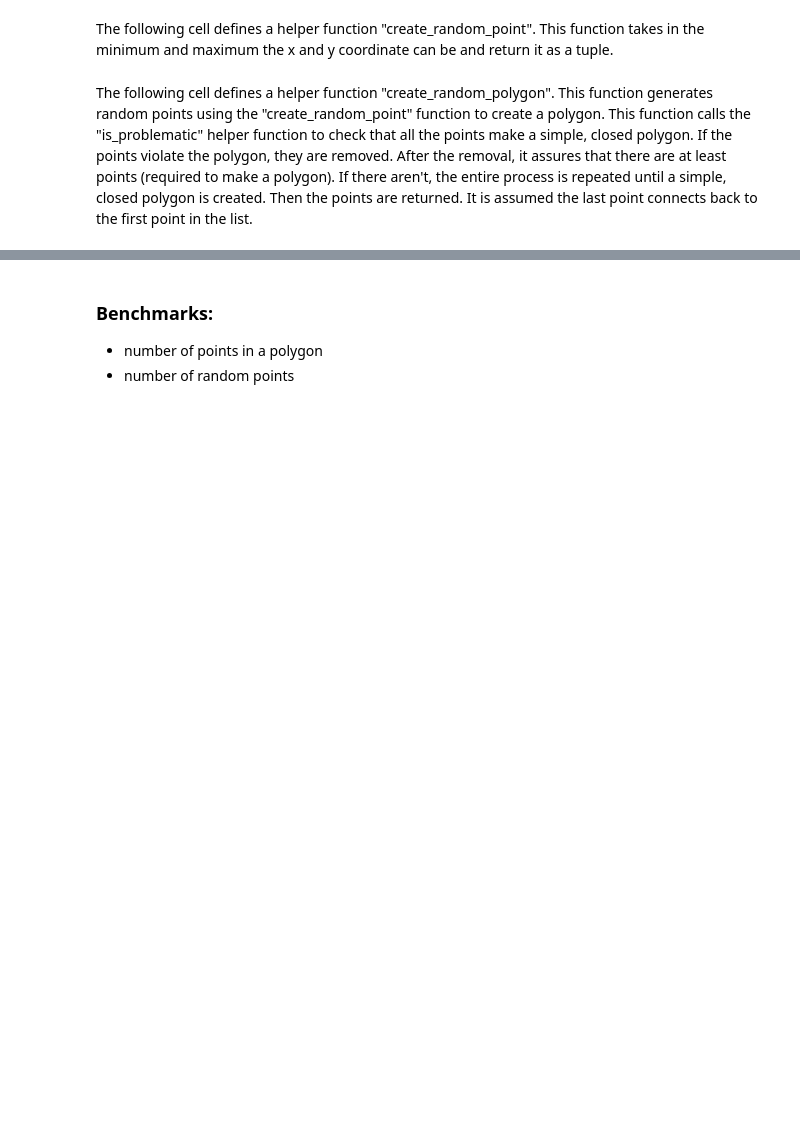
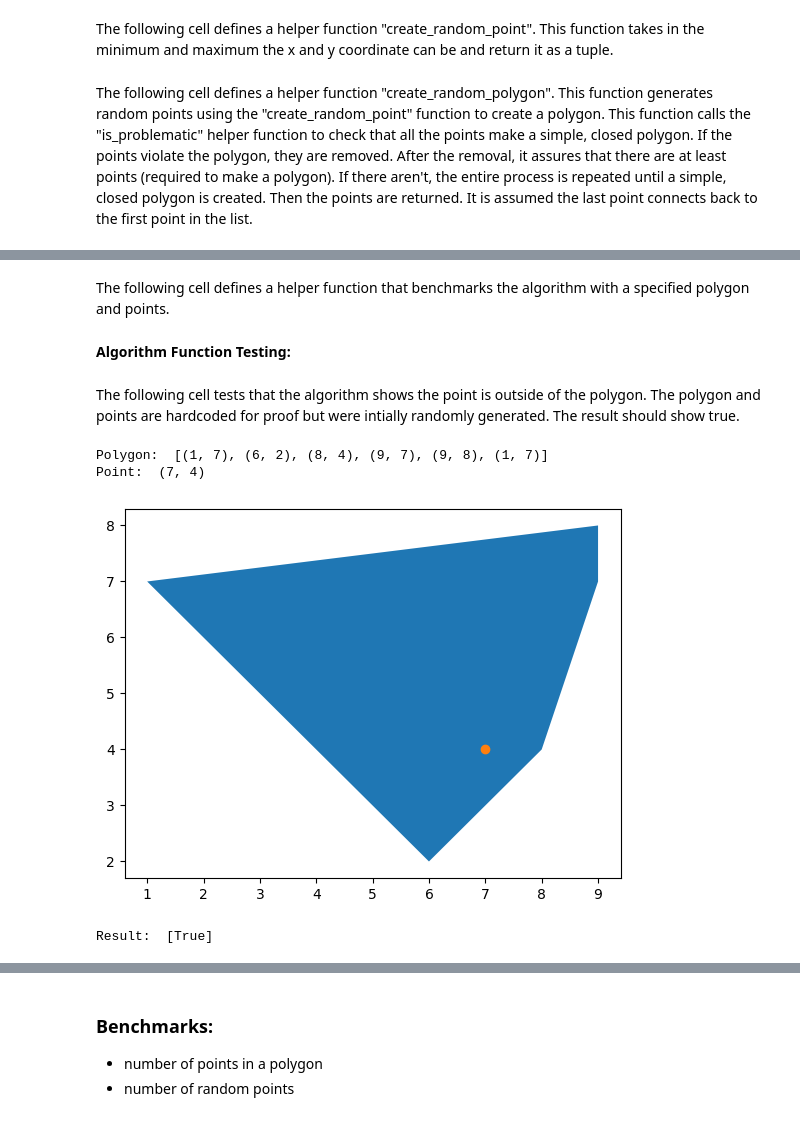
Before and after one commit to ThomasBenzshawel/lab2_newAlgo, a Jupyter notebook: bley_benzshawel_lab02.ipynb, the cells around one changed output, grey strips where cells are left out. Cells and saved outputs as stored; diff of their text form; code cells hidden in the pictures; blank space fills up the shorter version.

```diff
--- a/bley_benzshawel_lab02.ipynb
+++ b/bley_benzshawel_lab02.ipynb
@@ -190,14 +169,2 @@ def is_inside(master_points: list, polygon: list):
 
     return points_inside
-# %%
-testing_polygon = create_random_polygon(5)
-print(testing_polygon)
-
-x, y = zip(*testing_polygon)
-plt.fill(x, y)
-point = create_random_point()
-print(point)
-plt.scatter(point[0], point[1], cmap="red")
-
-print(is_inside(point, testing_polygon))
-plt.show()
@@ -209 +173,18 @@ True
+# %%
+def visualize_polygon(polygon, points):
+    '''
+    This function visualizes the polygon and points using the matplotlib library.
+
+    :param polygon: The polygon.
+    :param points: The master points.
+    '''
+    x, y = zip(*polygon)
+    plt.fill(x, y)
+
+    for point in points:
+        plt.scatter(point[0], point[1], cmap="red")
+
+    plt.show()
+# %% [markdown]
+The following cell defines a helper function that benchmarks the algorithm with a specified polygon and points.
 # %%
@@ -225,3 +207,26 @@ def benchmark(polygon, point):
     # CALCULATE THE TIME ELAPSED
     elapsed = end_time - start_time
     return elapsed
+# %% [markdown]
+**Algorithm Function Testing:**
+# %% [markdown]
+The following cell tests that the algorithm shows the point is outside of the polygon. The polygon and points are hardcoded for proof but were intially randomly generated. The result should show true.
+# %%
+# CREATE POLYGON
+testing_polygon = [(1, 7), (6, 2), (8, 4), (9, 7), (9, 8), (1, 7)]
+print('Polygon: ', testing_polygon)
+
+# CREATE MASTER POINT
+point = (7, 4)
+print('Point: ', point)
+
+# VISUALIZE
+visualize_polygon(testing_polygon, [point])
+
+# RUN ALGORITHM
+print('Result: ', is_inside([point], testing_polygon))
+# %% [output]
+Polygon:  [(1, 7), (6, 2), (8, 4), (9, 7), (9, 8), (1, 7)]
+Point:  (7, 4)
+[figure, new version]
+Result:  [True]
```
Also changed, not shown: parts of 34 cells of this notebook.
